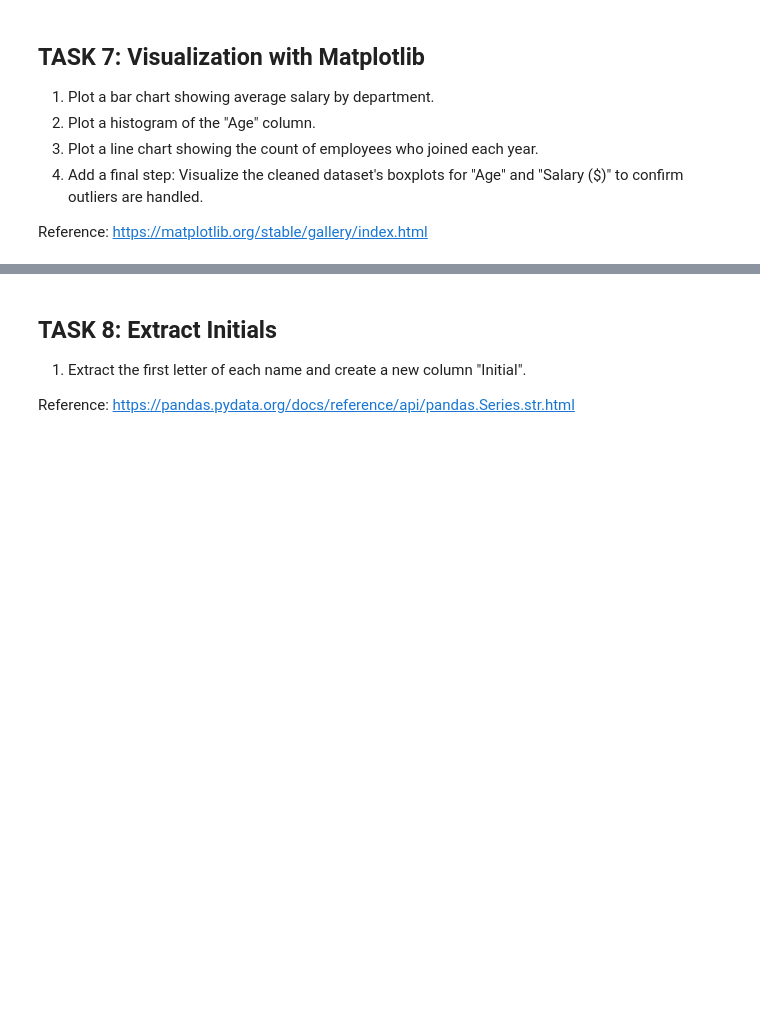
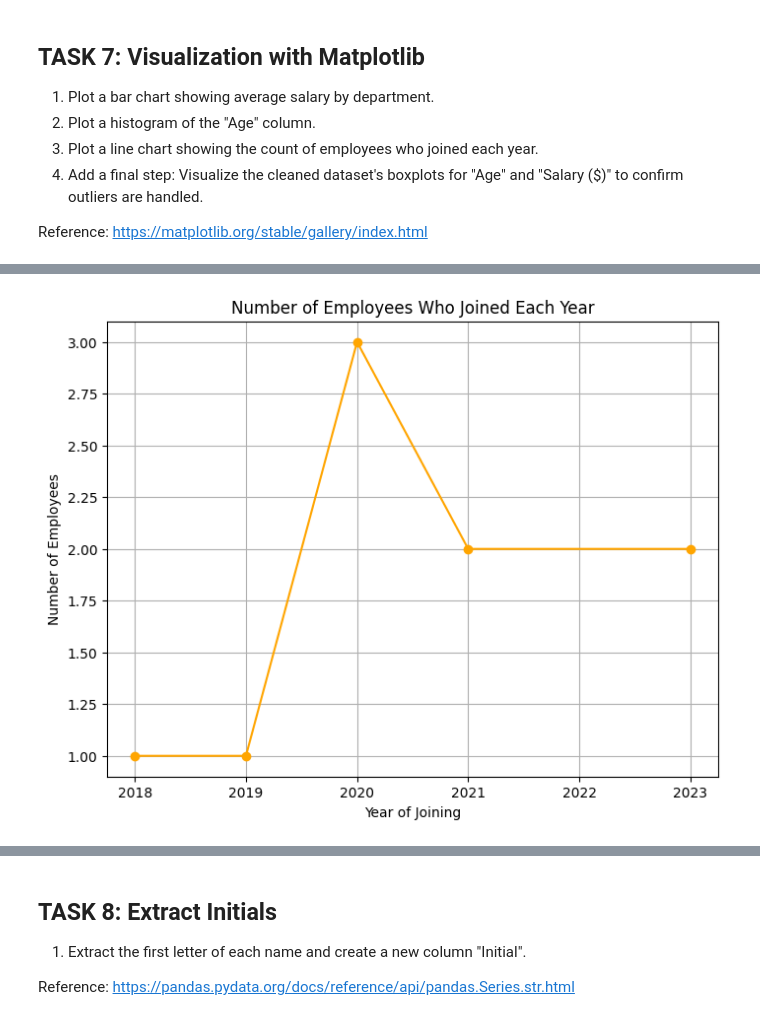
Before and after one commit to pillaiganesh/MyAIAdventures, a Jupyter notebook: Data Transformation.ipynb, the cells around one changed output, grey strips where cells are left out. Saved outputs shown, nothing was run; the diff lists cells and outputs as text; code cells hidden in the pictures; blank space fills up the shorter version.

```diff
--- a/Data Transformation.ipynb
+++ b/Data Transformation.ipynb
@@ -118,0 +322,12 @@ Reference: https://matplotlib.org/stable/gallery/index.html
+# %%
+# 3. Line chart: Number of employees who joined each year
+employee_count_by_year = df.groupby('Joining_Year')['Salary ($)'].count()
+plt.figure(figsize=(8, 6))
+employee_count_by_year.plot(kind='line', marker='o', color='orange')
+plt.title('Number of Employees Who Joined Each Year')
+plt.xlabel('Year of Joining')
+plt.ylabel('Number of Employees')
+plt.grid(True)
+plt.show()
+# %% [output]
+[figure, added]
```
Also changed, not shown: parts of 30 cells of this notebook.
